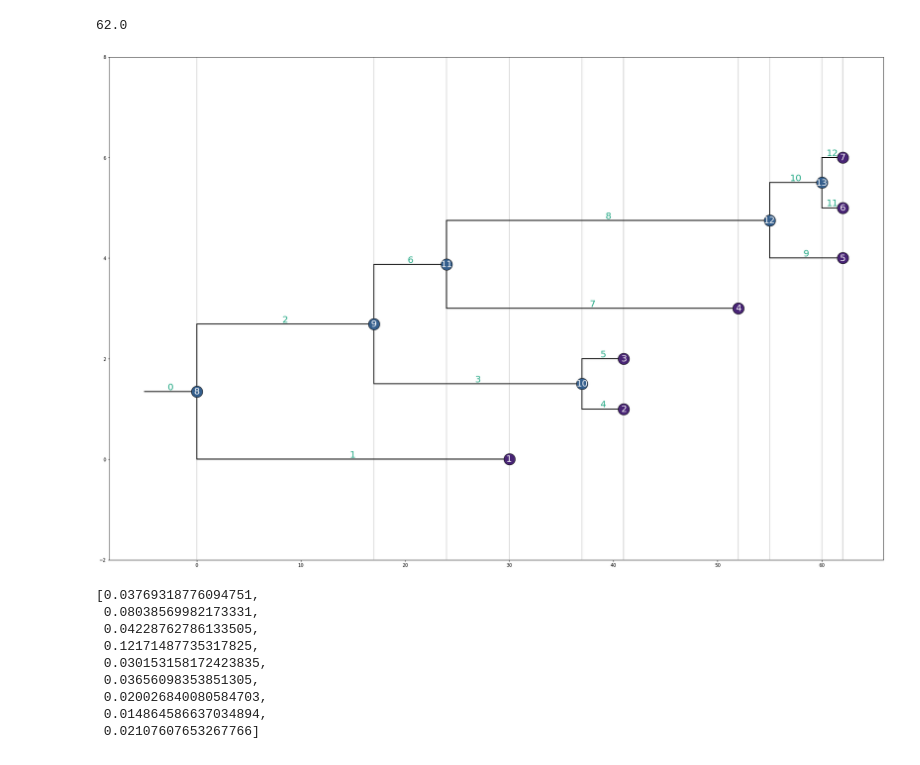
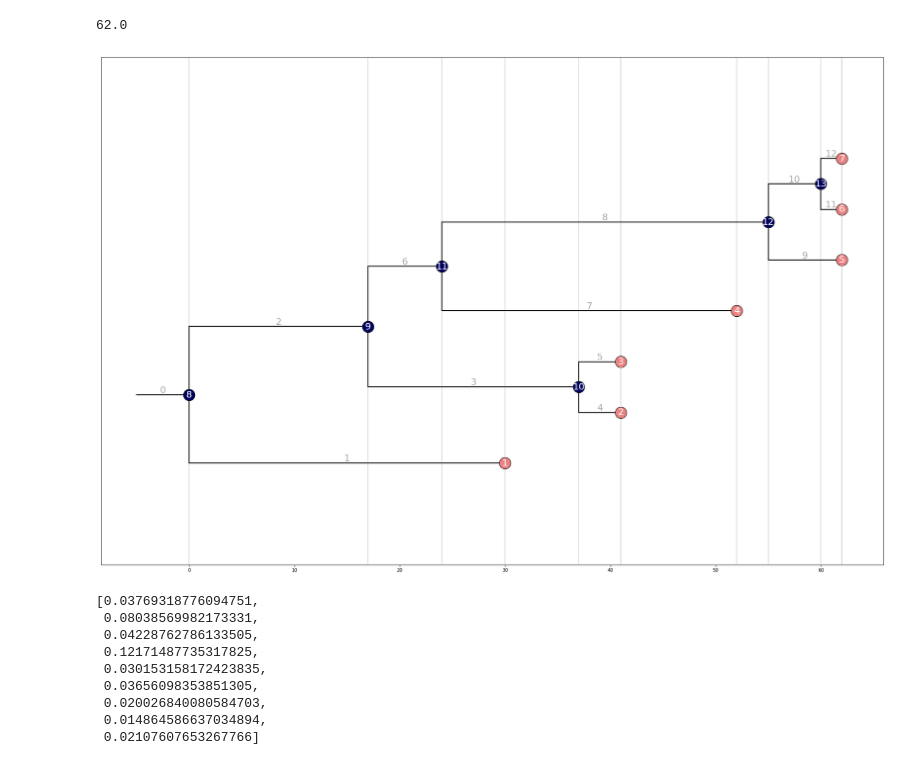
Before and after one commit to blab/unsampled, a Jupyter notebook: python-code/coalescent_functions_example.ipynb, the cells around one changed output. Drawn from its saved outputs; the diff is of its cells as text; code cells hidden in the pictures.

```diff
--- a/python-code/coalescent_functions_example.ipynb
+++ b/python-code/coalescent_functions_example.ipynb
@@ -59,38 +65,39 @@ y_positions = y_dist_dict(toy_2)
 # %%
 #plotted toy tree with labeled nodes and edges
-cmap = mpl.cm.get_cmap('viridis')
+
 fig,ax = plt.subplots(figsize=(30,20),facecolor='w')
 for k in toy_2.nodes(): ## iterate over objects in tree
 
     # positioning
     y=y_positions.get(k)
     yp = y_positions.get(k.parent_node)
     if k.edge.rootedge:
         x=0.0
     else:
         x=k.distance_from_root()
     if k.parent_node==None:
         xp=x-5
     else:
         xp=k.parent_node.distance_from_root()
 
 
     if k.is_leaf(): # if leaf...
-        ax.scatter(x,y,s=600,facecolor=cmap(.1),edgecolor='k',zorder=11) # plot circle for every tip
+        ax.scatter(x,y,s=600,facecolor='#ea8281', edgecolor='k',zorder=11) # plot circle for every tip
     else:
-        ax.scatter(x,y,s=600,facecolor=cmap(.3),edgecolor='k',zorder=11) # plot circle for every tip
+        ax.scatter(x,y,s=600,facecolor='#020360',edgecolor='k', zorder=11) # plot circle for every internal node
     ax.plot([xp,xp],[y, yp],lw=2, color='k',ls='-',zorder=9) #vertical bar plotting
     ax.plot([xp,x], [y,y], lw=2, color='k', ls='-', zorder=9) #branch plotting
     plt.axvline(x, c = "lightgrey")
     #labeling
     ax.text(x, y, k.label, va = 'center', ha= 'center', size=20, color = 'w', zorder = 16)
-    ax.text(x -.5*(x-xp), y, k.edge.label, va = 'bottom', ha= 'center', size=20, color = cmap(.6), zorder = 18)
+    ax.text(x -.5*(x-xp), y, k.edge.label, va = 'bottom', ha= 'center', size=20, color = 'darkgrey', zorder = 18)
 
 ax.set_ylim(-2, len(toy_2.leaf_nodes()) + 1)
+ax.yaxis.set_visible(False)
 
 plt.show()
 # %% [output]
-[figure, old version]
+[figure, new version]
 # %%
 #for the full tree the conditional probability of coalescing to one lineage within that interval
 interval_pcoal = conditioned_prob_lineage_coal(toy_2, 50)
```
Also changed, not shown: parts of 22 cells of this notebook, 1 other file.
